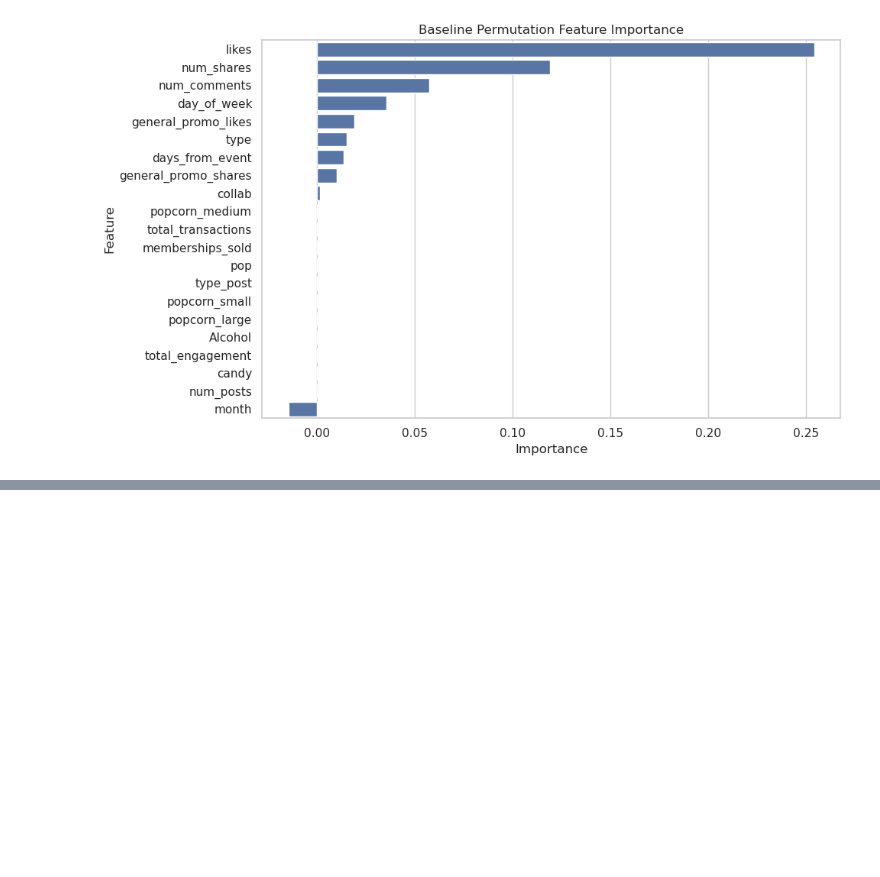
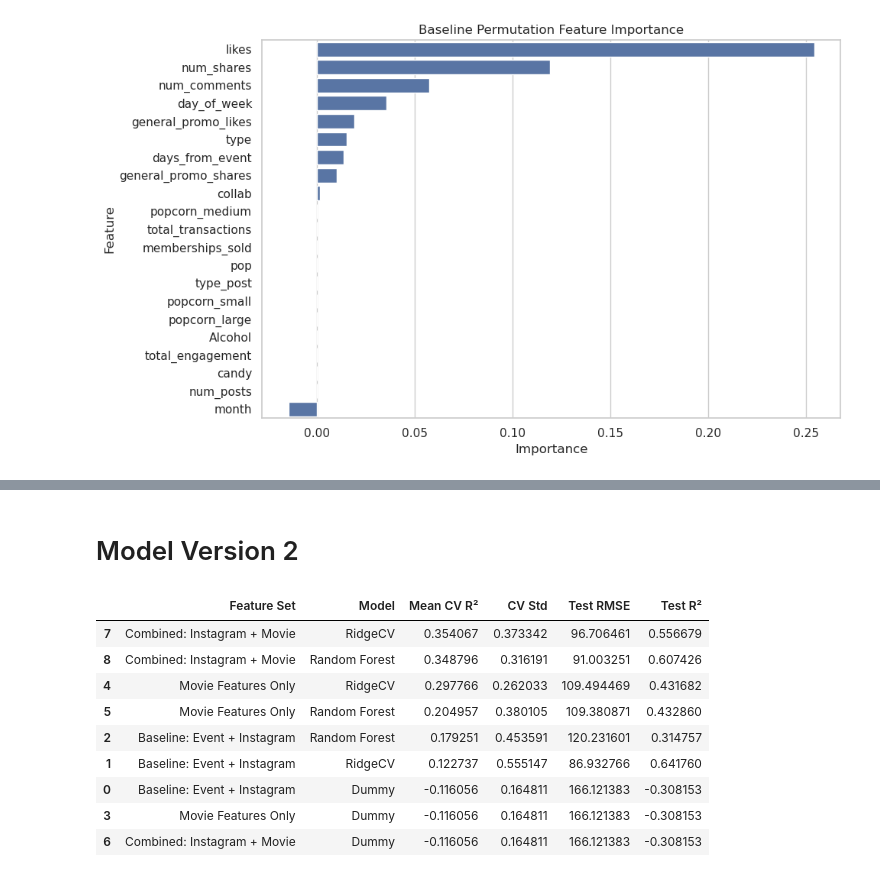
Before and after one commit to cocom250/Revenue-Prediction, a Jupyter notebook: Notebooks/revenue_pred.ipynb, the cells around one changed output, grey strips where cells are left out. Cells and saved outputs as stored; diff of their text form; code cells hidden in the pictures; blank space fills up the shorter version.

```diff
--- a/Notebooks/revenue_pred.ipynb
+++ b/Notebooks/revenue_pred.ipynb
@@ -437,0 +686,2 @@ plt.show()
+# %% [markdown]
+# Model Version 2
@@ -437,0 +759,29 @@ plt.show()
+# %%
+# Replace pandas pd.NA with numpy np.nan for sklearn compatibility
+df_enriched = df_enriched.replace({pd.NA: np.nan})
+
+# Make categorical columns sklearn-friendly
+all_categorical_features = list(
+    set(
+        baseline_categorical_features
+        + movie_categorical_features
+        + combined_categorical_features
+    )
+)
+
+for col in all_categorical_features:
+    df_enriched[col] = df_enriched[col].astype(object)
+
+y = np.log1p(df_enriched["revenue"])
+
+X_baseline = df_enriched[
+    baseline_numeric_features + baseline_categorical_features
+]
+
+X_movie = df_enriched[
+    movie_numeric_features + movie_categorical_features
+]
+
+X_combined = df_enriched[
+    combined_numeric_features + combined_categorical_features
+]
@@ -437,0 +937,22 @@ plt.show()
+# %%
+results = pd.DataFrame(experiments)
+
+results_display = results.drop(
+    columns=["Pipeline", "X_test", "y_test"]
+)
+
+results_display.sort_values(
+    by="Mean CV R²",
+    ascending=False
+)
+# %% [output]
+|  | Feature Set | Model | Mean CV R² | CV Std | Test RMSE | Test R² |
+| 7 | Combined: Instagram + Movie | RidgeCV | 0.354067 | 0.373342 | 96.706461 | 0.556679 |
+| 8 | Combined: Instagram + Movie | Random Forest | 0.348796 | 0.316191 | 91.003251 | 0.607426 |
+| 4 | Movie Features Only | RidgeCV | 0.297766 | 0.262033 | 109.494469 | 0.431682 |
+| 5 | Movie Features Only | Random Forest | 0.204957 | 0.380105 | 109.380871 | 0.432860 |
+| 2 | Baseline: Event + Instagram | Random Forest | 0.179251 | 0.453591 | 120.231601 | 0.314757 |
+| 1 | Baseline: Event + Instagram | RidgeCV | 0.122737 | 0.555147 | 86.932766 | 0.641760 |
+| 0 | Baseline: Event + Instagram | Dummy | -0.116056 | 0.164811 | 166.121383 | -0.308153 |
+| 3 | Movie Features Only | Dummy | -0.116056 | 0.164811 | 166.121383 | -0.308153 |
+| 6 | Combined: Instagram + Movie | Dummy | -0.116056 | 0.164811 | 166.121383 | -0.308153 |
```
Also changed, not shown: parts of 20 cells of this notebook, 1 other file.
